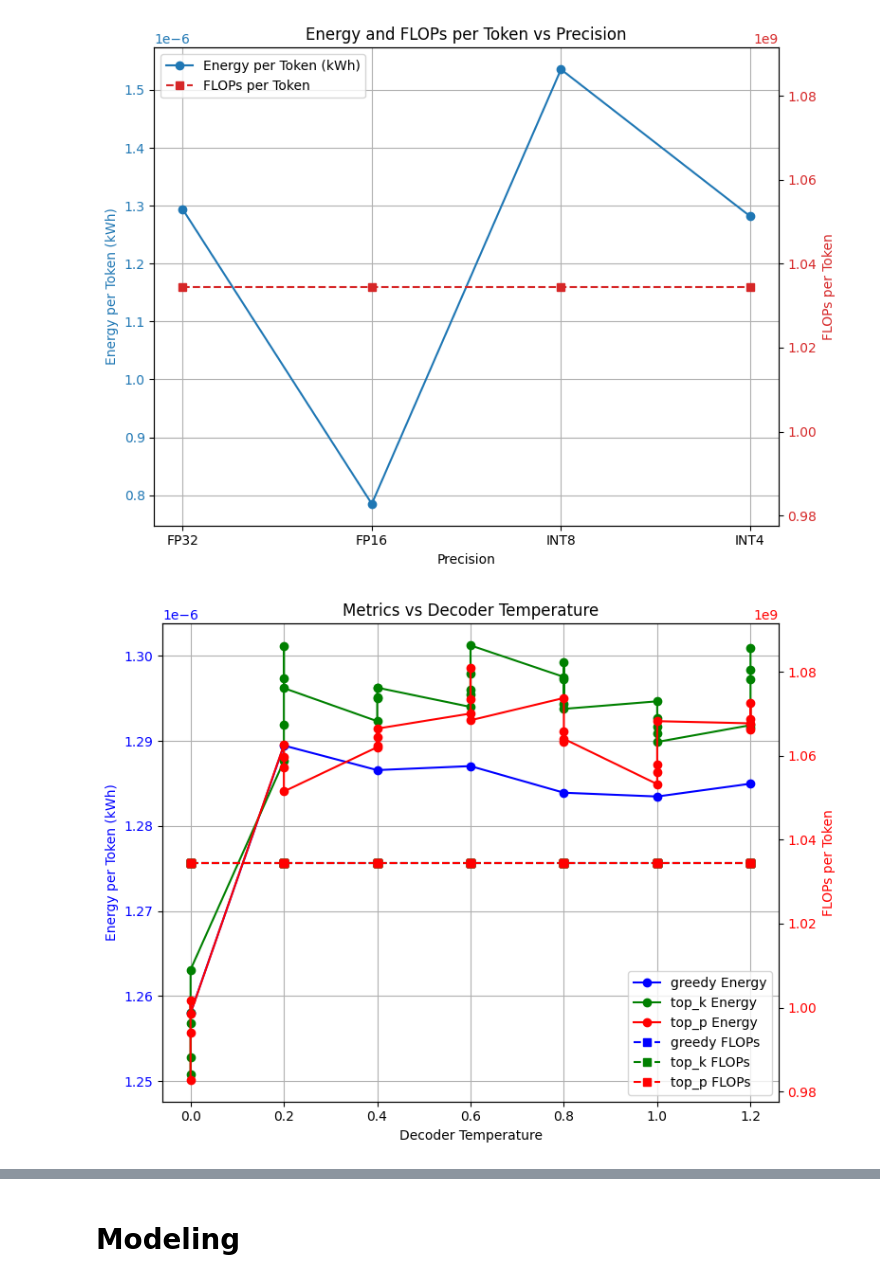
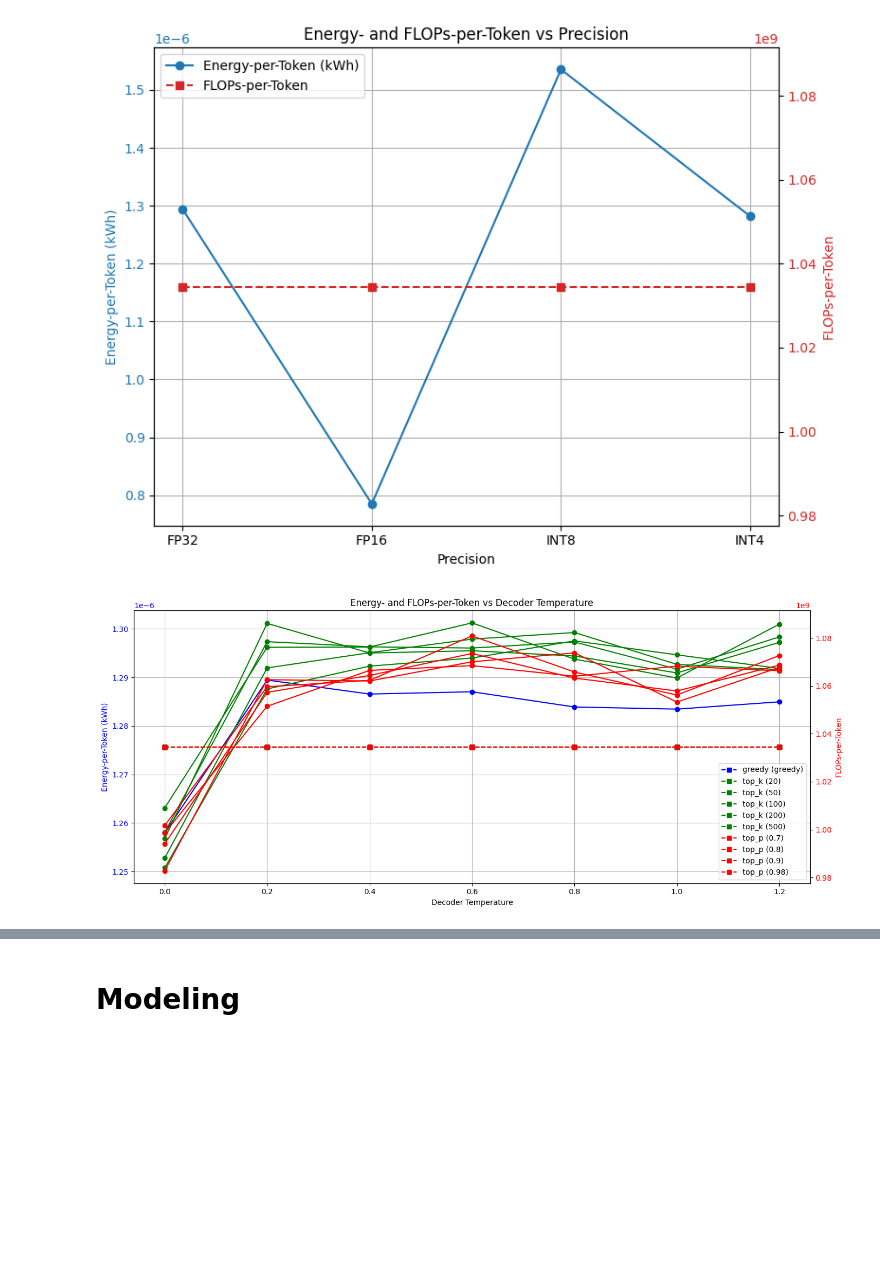
Before and after one commit to henrycgbaker/thesis_analysis, a Jupyter notebook: analysis_controlled_exp.ipynb, the cells around one changed output, grey strips where cells are left out. Cells and saved outputs as stored; diff of their text form; code cells hidden in the pictures; blank space fills up the shorter version.

Commit message:
EDA controlled experiments first pass

```diff
--- a/analysis_controlled_exp.ipynb
+++ b/analysis_controlled_exp.ipynb
@@ -10,6 +14,6 @@ pd.set_option('display.max_rows', None)
 # %% [markdown]
 # Data Loading & Cleaning
 # %%
-%run scripts/a_data_loading_cleaning.py
-df = df_controlled_cleaned_dropped_2
+csv_path = "results/controlled_results.csv"
+df = run_load_clean_diagnose_data(csv_path)
 # %% [output]
@@ -241,70 +241,81 @@ plt.show()
 import matplotlib.pyplot as plt
 import pandas as pd
 
-decoding_df = dfs['decoding'].copy()
+# --- Prepare the DataFrame ---
+decoder_df = dfs['decoding'].copy()
 
-# --- Use the table columns directly ---
-# (Optionally filter out rows where decoding mode is missing.)
-decoding_df = decoding_df[decoding_df['decoder_config_decoding_mode'].notna()].copy()
+# (Optional) Remove rows with missing decoding mode.
+decoder_df = decoder_df[decoder_df['decoder_config_decoding_mode'].notna()].copy()
 
-# Assign the method and temperature columns from your table.
-decoding_df['method'] = decoding_df['decoder_config_decoding_mode']
-decoding_df['temperature'] = decoding_df['decoder_temperature']
+# Assign method and temperature directly from the table columns.
+decoder_df['method'] = decoder_df['decoder_config_decoding_mode']
+decoder_df['temperature'] = decoder_df['decoder_temperature']
 
-# Optionally, if you want to consider only specific methods, filter them:
-decoding_df = decoding_df[decoding_df['method'].isin(['greedy', 'top_k', 'top_p'])]
+# For top_k and top_p, assign the relevant config value; for greedy, just mark it as 'greedy'.
+def get_config_value(row):
+    if row['method'] == 'top_k':
+        return row['decoder_top_k']
+    elif row['method'] == 'top_p':
+        return row['decoder_top_p']
+    else:
+        return 'greedy'
 
-# --- Step 3: Plotting ---
-# Define colors for each method to keep things consistent.
+decoder_df['config_value'] = decoder_df.apply(get_config_value, axis=1)
+
+# (Optional) Keep only the three desired methods.
+decoder_df = decoder_df[decoder_df['method'].isin(['greedy', 'top_k', 'top_p'])].copy()
+
+# Group the data by method and config_value so that each unique combination is its own series.
+groups = decoder_df.groupby(['method', 'config_value'])
+
+# Define colors based on method.
 colors = {
     'greedy': 'blue',
     'top_k': 'green',
     'top_p': 'red'
 }
-methods = decoding_df['method'].unique()
 
-# Create a figure with one subplot.
-fig, ax1 = plt.subplots(figsize=(8, 6))
+# --- Plotting: Create a dual-axis plot ---
+fig, ax1 = plt.subplots(figsize=(14, 6))
+ax2 = ax1.twinx()
 
-# --- Dual Axes for Energy per Token and FLOPs per Token vs Temperature ---
-# Primary axis for Energy per Token.
-for m in methods:
-    subdf = decoding_df[decoding_df['method'] == m]
+for (method, config_value), subdf in groups:
+    # Construct a label that shows the method and the extra parameter value.
+    label_str = f"{method} ({config_value})"
+    # Plot Energy-per-Token on the primary y-axis.
     ax1.plot(
         subdf['temperature'],
         subdf['energy_per_token_kwh'],
         marker='o',
         linestyle='-',
-        label=f'{m} Energy',
-        color=colors.get(m)
+        label="_no_legend",
+        color=colors.get(method, 'black')
     )
-ax1.set_xlabel('Decoder Temperature')
-ax1.set_ylabel('Energy per Token (kWh)', color='blue')
-ax1.tick_params(axis='y', labelcolor='blue')
-ax1.set_title('Metrics vs Decoder Temperature')
-ax1.grid(True)
-
-# Create a secondary axis for FLOPs per Token.
-ax2 = ax1.twinx()
-for m in methods:
-    subdf = decoding_df[decoding_df['method'] == m]
+    # Plot FLOPs-per-Token on the secondary y-axis.
     ax2.plot(
         subdf['temperature'],
         subdf['flops_per_token'],
         marker='s',
         linestyle='--',
-        label=f'{m} FLOPs',
-        color=colors.get(m)
+        label=label_str,
+        color=colors.get(method, 'black')
     )
-ax2.set_ylabel('FLOPs per Token', color='red')
+
+# Axis labels, title, grid and tick parameters.
+ax1.set_xlabel('Decoder Temperature')
+ax1.set_ylabel('Energy-per-Token (kWh)', color='blue')
+ax1.tick_params(axis='y', labelcolor='blue')
+ax2.set_ylabel('FLOPs-per-Token', color='red')
 ax2.tick_params(axis='y', labelcolor='red')
+ax1.set_title('Energy- and FLOPs-per-Token vs Decoder Temperature')
+ax1.grid(True)
 
 # Combine legends from both axes.
 lines1, labels1 = ax1.get_legend_handles_labels()
 lines2, labels2 = ax2.get_legend_handles_labels()
-ax1.legend(lines1 + lines2, labels1 + labels2, loc='best')
+ax1.legend(lines1 + lines2, labels1 + labels2, loc='lower right')
 
 fig.tight_layout()
 plt.show()
 # %% [output]
-[figure, old version]
+[figure, new version]
```
Also changed, not shown: parts of 15 cells of this notebook, 6 other files.
